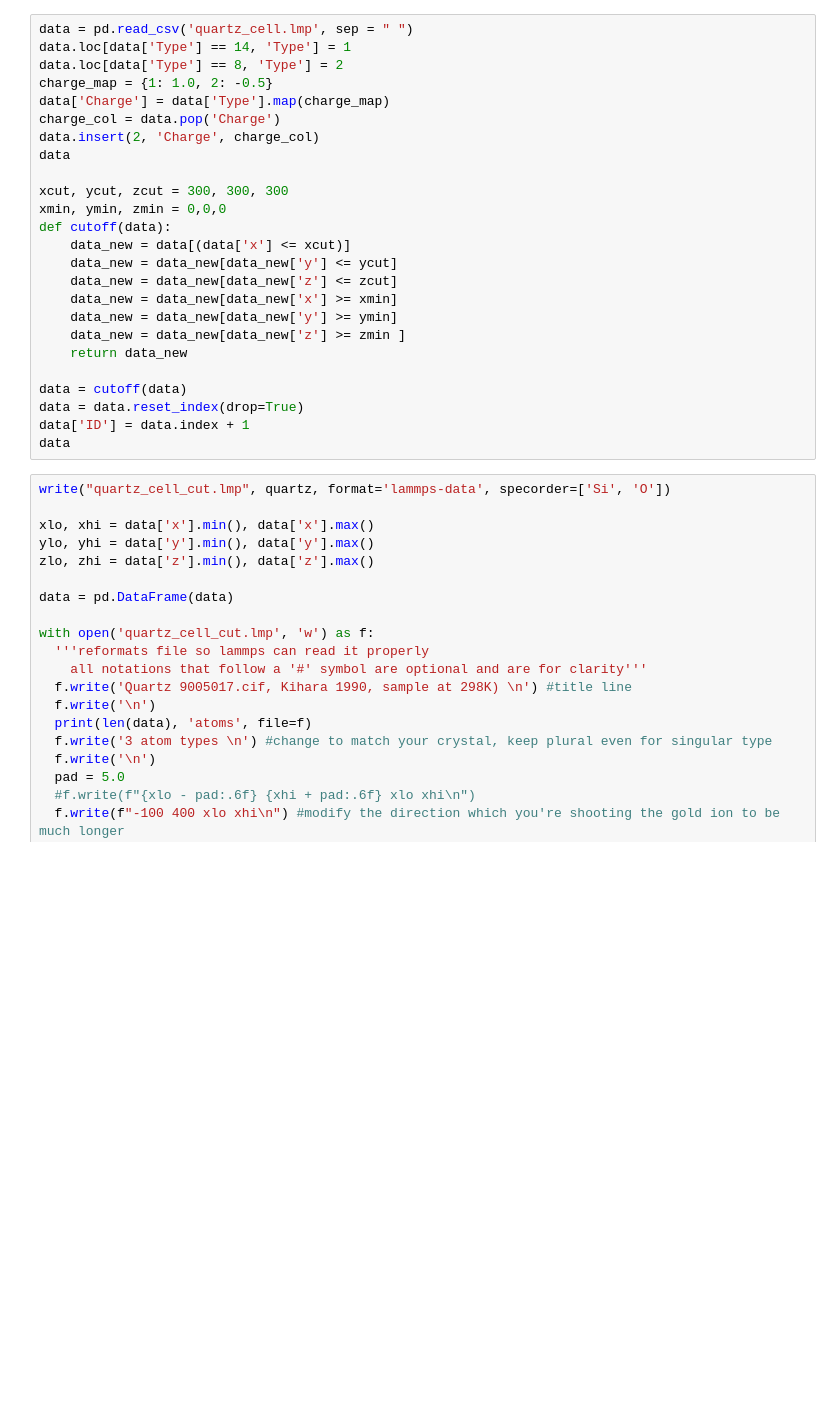
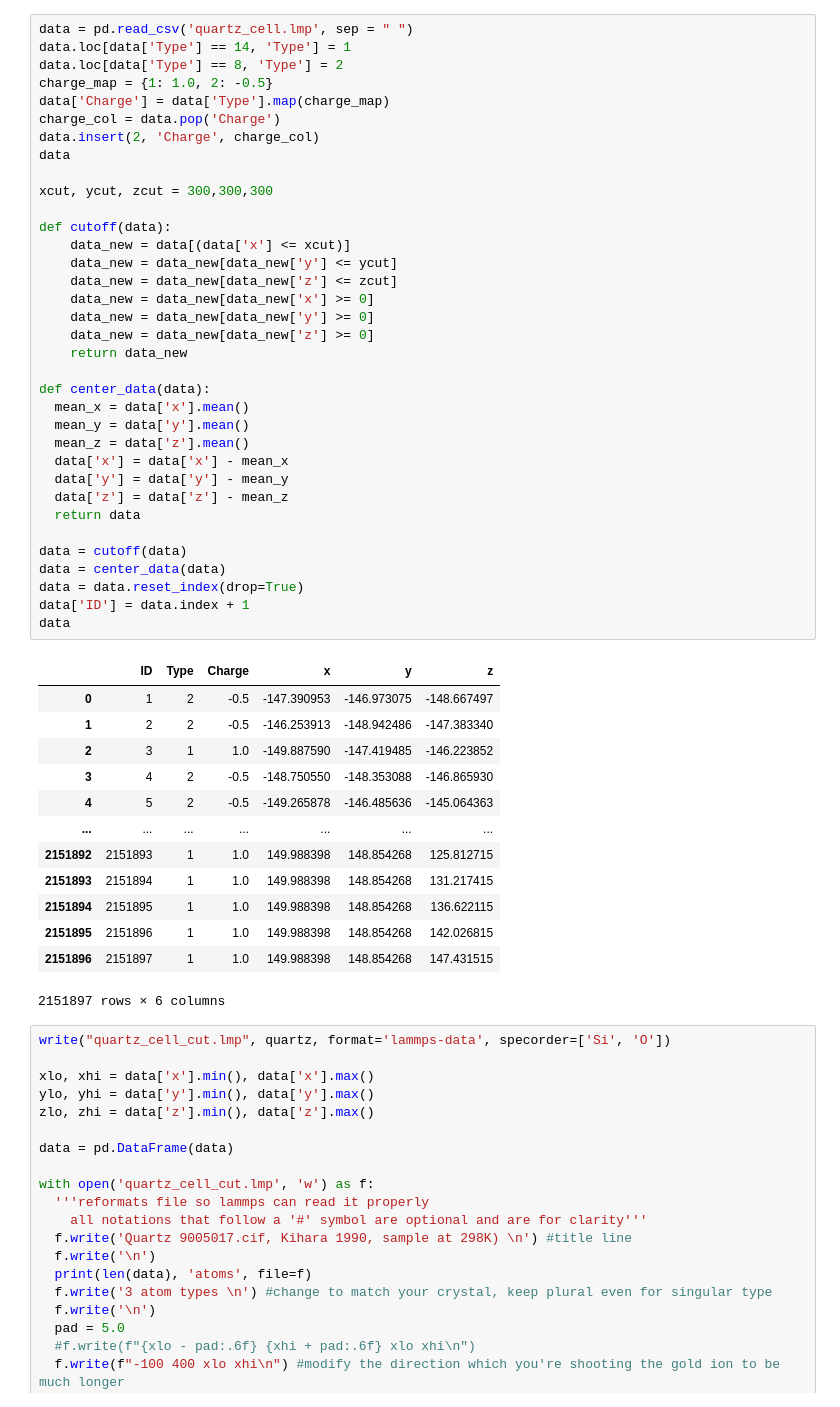
Before and after one commit to ayczw/paleodetector, a Jupyter notebook: create_and_format_crystal_file.ipynb, the cells around one changed output. Saved outputs shown, nothing was run; the diff lists cells and outputs as text; blank space fills up the shorter version.

```diff
--- a/create_and_format_crystal_file.ipynb
+++ b/create_and_format_crystal_file.ipynb
@@ -40,28 +61,52 @@ with open('quartz_cell.lmp', 'w') as f:
 # %%
 data = pd.read_csv('quartz_cell.lmp', sep = " ")
 data.loc[data['Type'] == 14, 'Type'] = 1
 data.loc[data['Type'] == 8, 'Type'] = 2
 charge_map = {1: 1.0, 2: -0.5}
 data['Charge'] = data['Type'].map(charge_map)
 charge_col = data.pop('Charge')
 data.insert(2, 'Charge', charge_col)
 data
 
-xcut, ycut, zcut = 300, 300, 300
-xmin, ymin, zmin = 0,0,0
+xcut, ycut, zcut = 300,300,300
+
 def cutoff(data):
     data_new = data[(data['x'] <= xcut)]
     data_new = data_new[data_new['y'] <= ycut]
     data_new = data_new[data_new['z'] <= zcut]
-    data_new = data_new[data_new['x'] >= xmin]
-    data_new = data_new[data_new['y'] >= ymin]
-    data_new = data_new[data_new['z'] >= zmin ]
+    data_new = data_new[data_new['x'] >= 0]
+    data_new = data_new[data_new['y'] >= 0]
+    data_new = data_new[data_new['z'] >= 0]
     return data_new
 
+def center_data(data):
+  mean_x = data['x'].mean()
+  mean_y = data['y'].mean()
+  mean_z = data['z'].mean()
+  data['x'] = data['x'] - mean_x
+  data['y'] = data['y'] - mean_y
+  data['z'] = data['z'] - mean_z
+  return data
+
 data = cutoff(data)
+data = center_data(data)
 data = data.reset_index(drop=True)
 data['ID'] = data.index + 1
 data
+# %% [output]
+|  | ID | Type | Charge | x | y | z |
+| 0 | 1 | 2 | -0.5 | -147.390953 | -146.973075 | -148.667497 |
+| 1 | 2 | 2 | -0.5 | -146.253913 | -148.942486 | -147.383340 |
+| 2 | 3 | 1 | 1.0 | -149.887590 | -147.419485 | -146.223852 |
+| 3 | 4 | 2 | -0.5 | -148.750550 | -148.353088 | -146.865930 |
+| 4 | 5 | 2 | -0.5 | -149.265878 | -146.485636 | -145.064363 |
+| ... | ... | ... | ... | ... | ... | ... |
+| 2151892 | 2151893 | 1 | 1.0 | 149.988398 | 148.854268 | 125.812715 |
+| 2151893 | 2151894 | 1 | 1.0 | 149.988398 | 148.854268 | 131.217415 |
+| 2151894 | 2151895 | 1 | 1.0 | 149.988398 | 148.854268 | 136.622115 |
+| 2151895 | 2151896 | 1 | 1.0 | 149.988398 | 148.854268 | 142.026815 |
+| 2151896 | 2151897 | 1 | 1.0 | 149.988398 | 148.854268 | 147.431515 |
+2151897 rows × 6 columns
 # %%
 write("quartz_cell_cut.lmp", quartz, format='lammps-data', specorder=['Si', 'O'])
 
```
Also changed, not shown: parts of 4 cells of this notebook.
